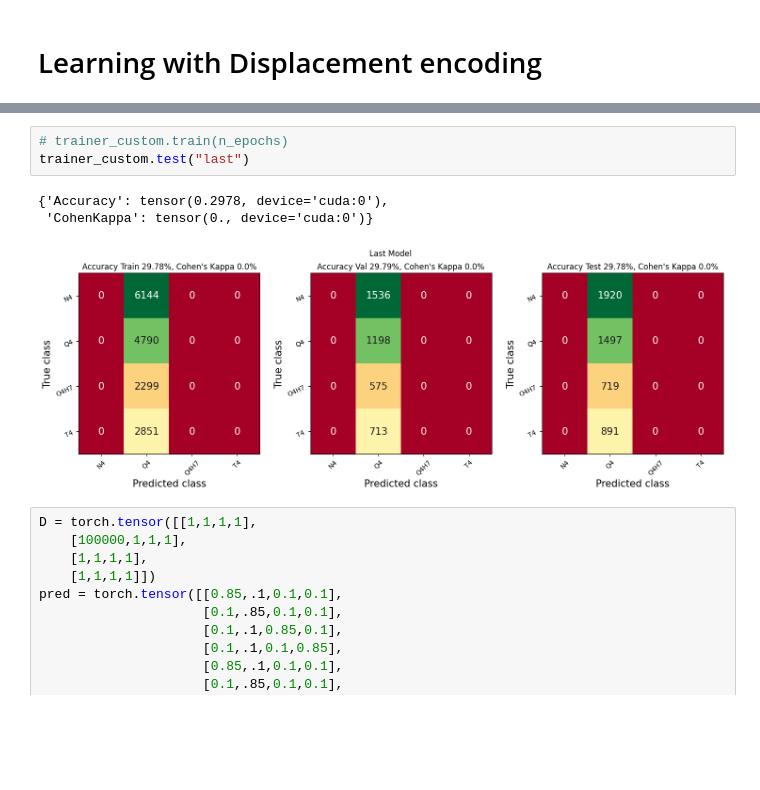
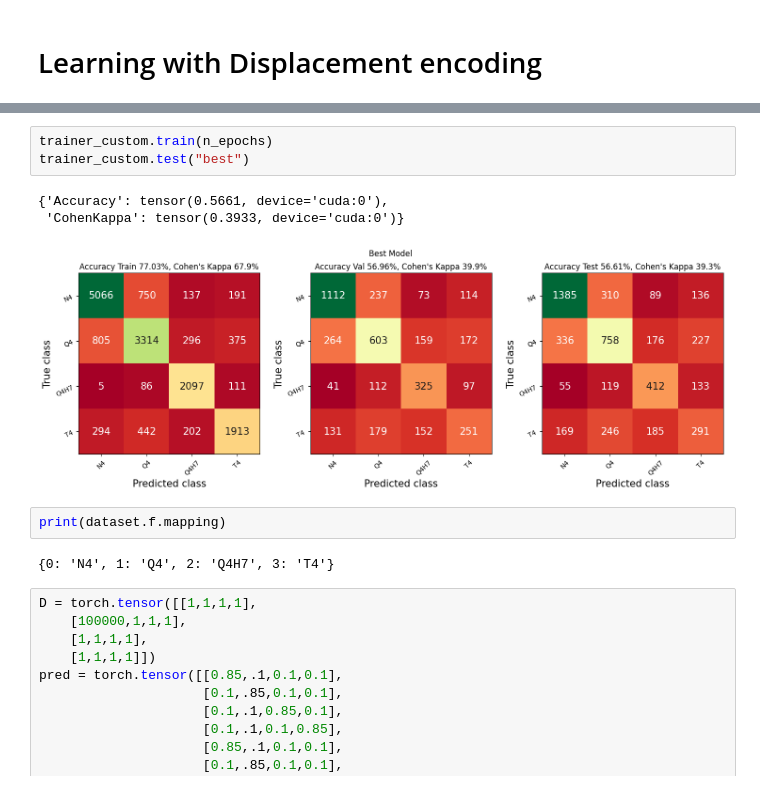
Before and after one commit to ClementPla/PycalcActivation, a Jupyter notebook: notebooks/trainer.ipynb, the cells around one changed output, grey strips where cells are left out. Saved outputs shown, nothing was run; the diff lists cells and outputs as text; blank space fills up the shorter version.

```diff
--- a/notebooks/trainer.ipynb
+++ b/notebooks/trainer.ipynb
@@ -186,10 +186,14 @@ trainer.test("best")
 # %%
-# trainer_custom.train(n_epochs)
-trainer_custom.test("last")
+trainer_custom.train(n_epochs)
+trainer_custom.test("best")
 # %% [output]
-{'Accuracy': tensor(0.2978, device='cuda:0'),
- 'CohenKappa': tensor(0., device='cuda:0')}
+{'Accuracy': tensor(0.5661, device='cuda:0'),
+ 'CohenKappa': tensor(0.3933, device='cuda:0')}
-[figure, old version]
+[figure, new version]
+# %%
+print(dataset.f.mapping)
+# %% [output]
+{0: 'N4', 1: 'Q4', 2: 'Q4H7', 3: 'T4'}
 # %%
 D = torch.tensor([[1,1,1,1],
     [100000,1,1,1],
```
Also changed, not shown: parts of 1 cell of this notebook, 2 other files.
